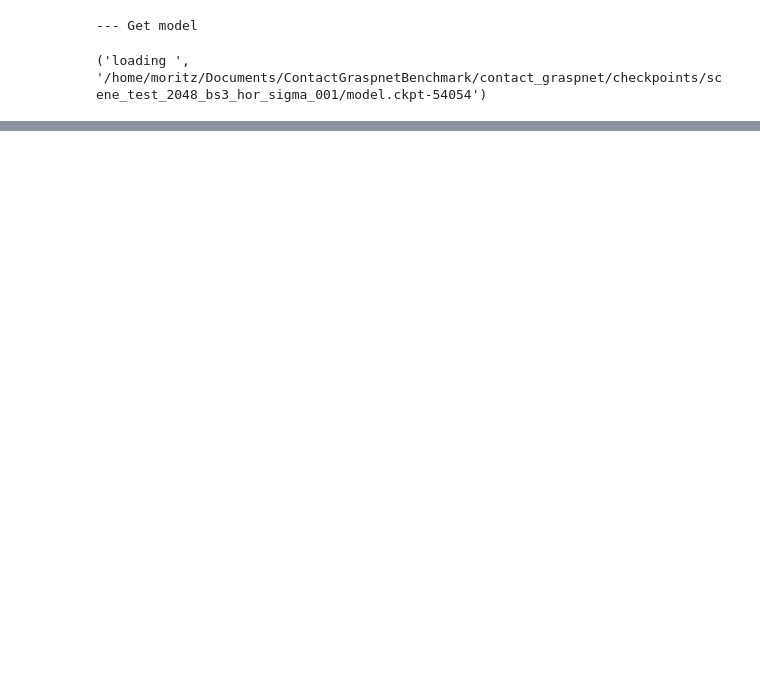
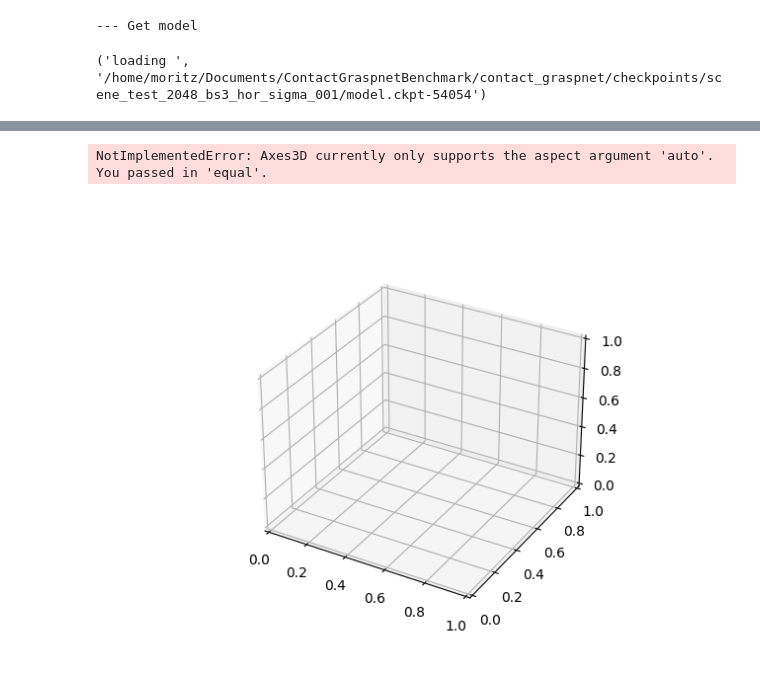
Before and after one commit to m0dd0/ContactGraspnetBenchmark, a Jupyter notebook: notebooks/02_process_sample.ipynb, the cells around one changed output, grey strips where cells are left out. Drawn from its saved outputs; the diff is of its cells as text; code cells hidden in the pictures; blank space fills up the shorter version.

```diff
--- a/notebooks/02_process_sample.ipynb
+++ b/notebooks/02_process_sample.ipynb
@@ -81,2 +82,24 @@ mlab_pose_vis(
 #     preprocessor.intermediate_results["segmented_pc_colors"],
 # )
+# %%
+best_grasp_sim_cam = max(grasps_sim_cam, key=lambda g: g.score)
+# %%
+cam2world = Cam2WorldGraspConverter()
+
+best_grasp_world = cam2world(best_grasp_sim_cam, sample.cam_pos, sample.cam_rot)
+# %%
+cam2world_coord = Cam2WorldCoordConverter()
+
+pc_world = np.array([cam2world_coord(p, sample.cam_pos, sample.cam_rot) for p in full_pc[::100]])
+
+fig = plt.figure()
+ax = fig.add_subplot(projection='3d')
+ax.set_aspect('equal')
+
+ax.scatter(pc_world[:, 0], pc_world[:, 1], pc_world[:, 2])# , c=dataset.transform.intermediate_results["full_pc_colors"])
+ax.scatter(best_grasp_world.position[0], best_grasp_world.position[1], best_grasp_world.position[2], c="r", s=100)
+
+plt.show()
+# %% [output]
+NotImplementedError: Axes3D currently only supports the aspect argument 'auto'. You passed in 'equal'.
+[figure, added]
```
Also changed, not shown: parts of 5 cells of this notebook, 1 other file.
